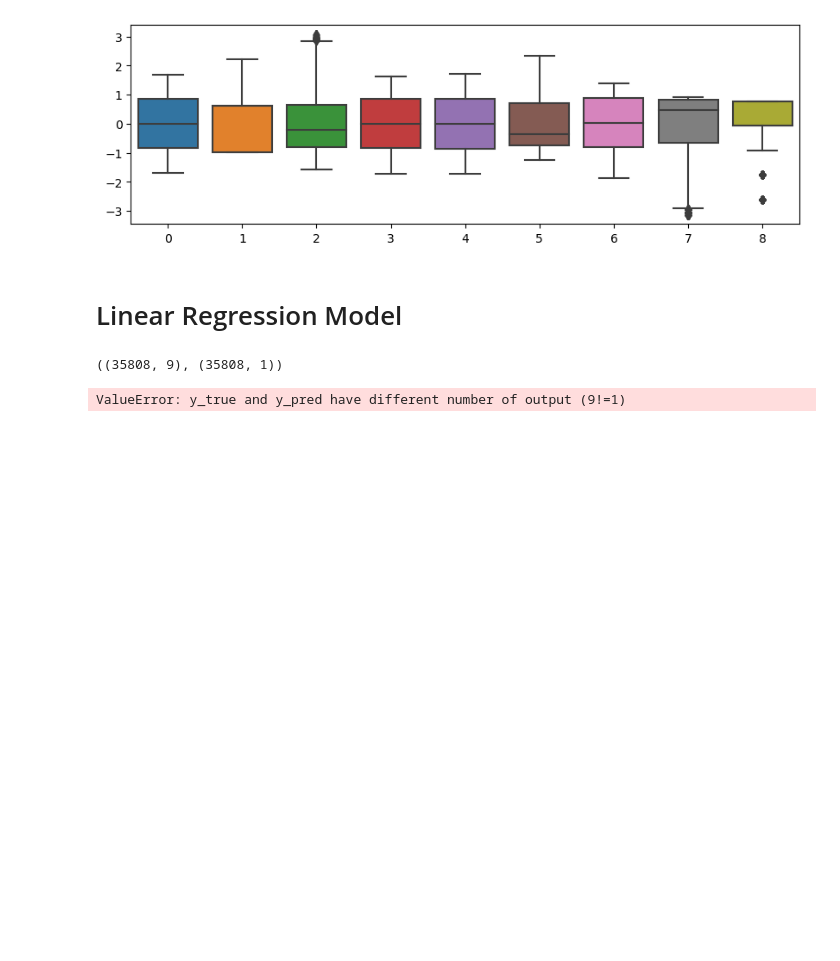
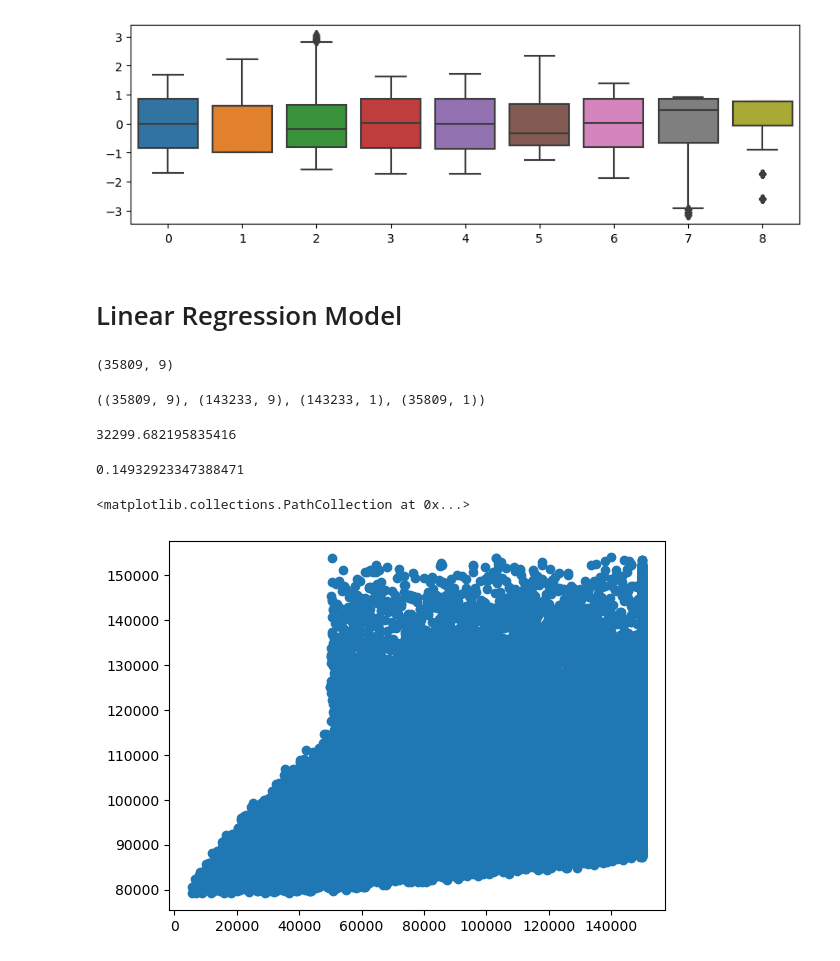
Before and after one commit to NithinKumarKR/Loan-Default-Prediction, a Jupyter notebook: Untitled2.ipynb, the cells around one changed output. Saved outputs shown, nothing was run; the diff lists cells and outputs as text; code cells hidden in the pictures; blank space fills up the shorter version.

```diff
--- a/Untitled2.ipynb
+++ b/Untitled2.ipynb
@@ -603,7 +603,7 @@ x_test.shape,x_train.shape,y_train.shape,y_test.shape
 from sklearn.preprocessing import StandardScaler
 scaler=StandardScaler()
 x_train_scaled=scaler.fit_transform(x_train)
-x_test_scaled=scaler.transform(x_train)
+x_test_scaled=scaler.transform(x_test)
 # %%
 x_train_scaled
 # %% [output]
@@ -641,11 +641,16 @@ from sklearn.metrics import mean_absolute_error,mean_squared_error,mean_absolute
 reg=LinearRegression()
 reg.fit(x_train_scaled,y_train)
 y_pred=reg.predict(x_test_scaled)
+# %%
+x_test_scaled.shape
+# %% [output]
+(35809, 9)
 # %%
-x_test_scaled.shape,y_pred.shape
+x_test.shape,x_train.shape,y_train.shape,y_test.shape
 # %% [output]
-((35808, 9), (35808, 1))
+((35809, 9), (143233, 9), (143233, 1), (35809, 1))
 # %%
-mae=mean_absolute_error(x_test_scaled,y_pred)
+mae=mean_absolute_error(y_test,y_pred)
+mae
 # %% [output]
-ValueError: y_true and y_pred have different number of output (9!=1)
+32299.682195835416
@@ -651,0 +659,9 @@ ValueError: y_true and y_pred have different number of output (9!=1)
+# %%
+score
+# %% [output]
+0.14932923347388471
+# %%
+plt.scatter(y_test,y_pred)
+# %% [output]
+<matplotlib.collections.PathCollection at 0x...>
+[figure, added]
```
Also changed, not shown: parts of 22 cells of this notebook, 5 other files.
